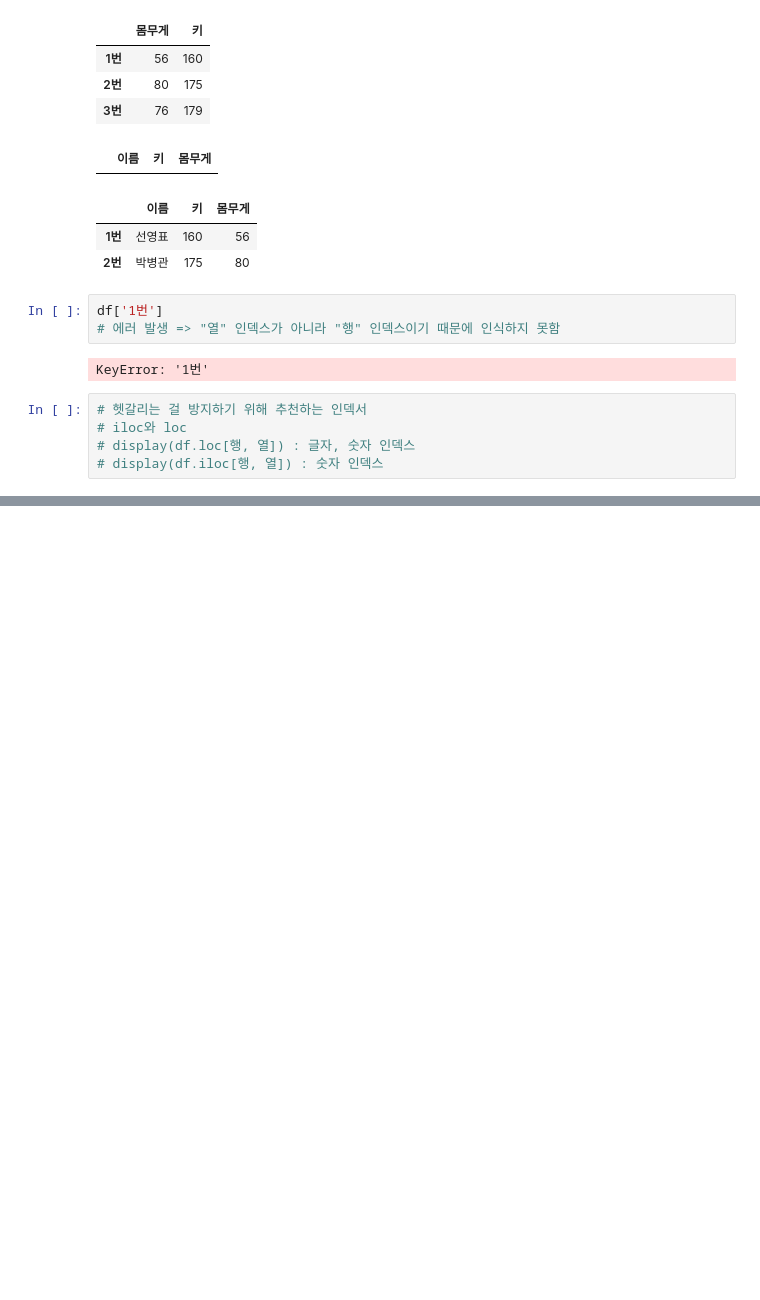
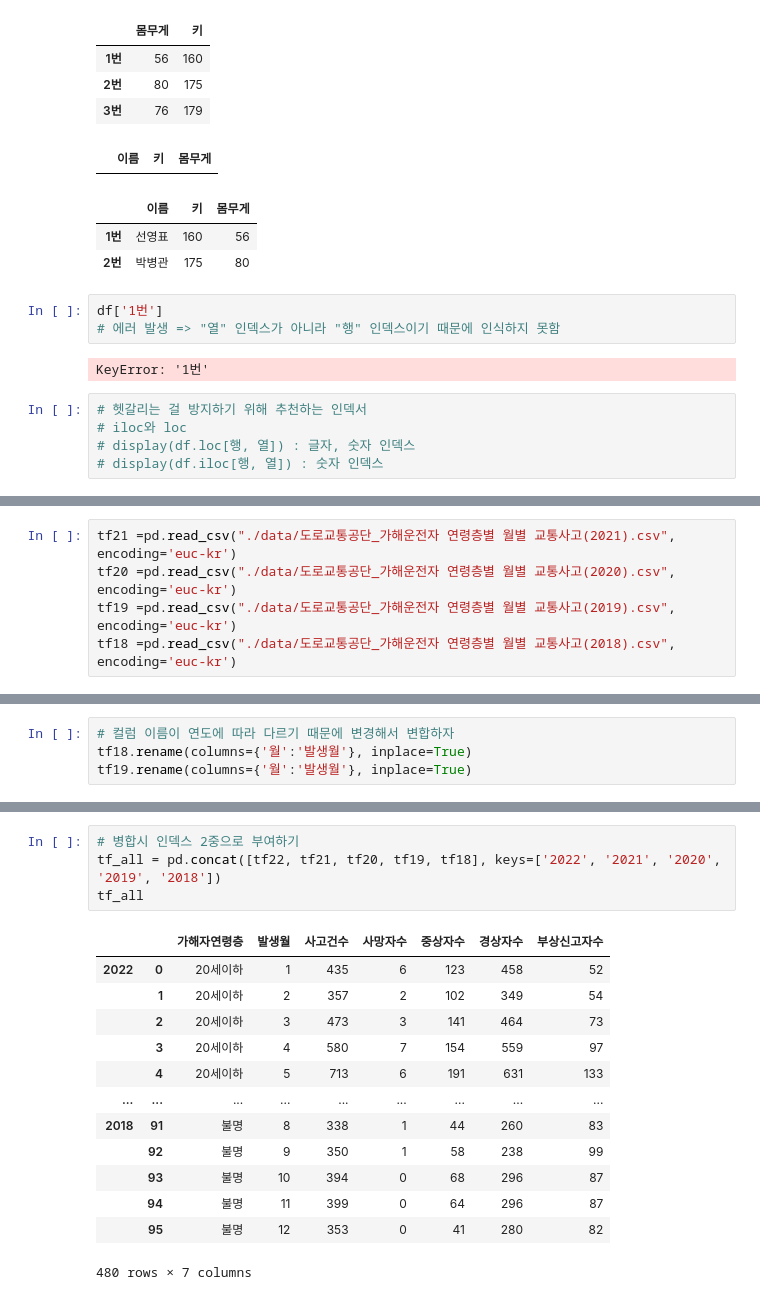
Before and after one commit to anhyunji494/python-basic, a Jupyter notebook: 2. PythonLibrary/ex02 pandas.ipynb, the cells around one changed output, grey strips where cells are left out. Saved outputs shown, nothing was run; the diff lists cells and outputs as text; blank space fills up the shorter version.

```diff
--- a/2. PythonLibrary/ex02 pandas.ipynb
+++ b/2. PythonLibrary/ex02 pandas.ipynb
@@ -223,0 +594,5 @@ KeyError: '1번'
+# %%
+tf21 =pd.read_csv("./data/도로교통공단_가해운전자 연령층별 월별 교통사고(2021).csv", encoding='euc-kr')
+tf20 =pd.read_csv("./data/도로교통공단_가해운전자 연령층별 월별 교통사고(2020).csv", encoding='euc-kr')
+tf19 =pd.read_csv("./data/도로교통공단_가해운전자 연령층별 월별 교통사고(2019).csv", encoding='euc-kr')
+tf18 =pd.read_csv("./data/도로교통공단_가해운전자 연령층별 월별 교통사고(2018).csv", encoding='euc-kr')
@@ -223,0 +647,4 @@ KeyError: '1번'
+# %%
+# 컬럼 이름이 연도에 따라 다르기 때문에 변경해서 변합하자
+tf18.rename(columns={'월':'발생월'}, inplace=True)
+tf19.rename(columns={'월':'발생월'}, inplace=True)
@@ -223,0 +661,18 @@ KeyError: '1번'
+# %%
+# 병합시 인덱스 2중으로 부여하기
+tf_all = pd.concat([tf22, tf21, tf20, tf19, tf18], keys=['2022', '2021', '2020', '2019', '2018'])
+tf_all
+# %% [output]
+|  |  | 가해자연령층 | 발생월 | 사고건수 | 사망자수 | 중상자수 | 경상자수 | 부상신고자수 |
+| 2022 | 0 | 20세이하 | 1 | 435 | 6 | 123 | 458 | 52 |
+|  | 1 | 20세이하 | 2 | 357 | 2 | 102 | 349 | 54 |
+|  | 2 | 20세이하 | 3 | 473 | 3 | 141 | 464 | 73 |
+|  | 3 | 20세이하 | 4 | 580 | 7 | 154 | 559 | 97 |
+|  | 4 | 20세이하 | 5 | 713 | 6 | 191 | 631 | 133 |
+| ... | ... | ... | ... | ... | ... | ... | ... | ... |
+| 2018 | 91 | 불명 | 8 | 338 | 1 | 44 | 260 | 83 |
+|  | 92 | 불명 | 9 | 350 | 1 | 58 | 238 | 99 |
+|  | 93 | 불명 | 10 | 394 | 0 | 68 | 296 | 87 |
+|  | 94 | 불명 | 11 | 399 | 0 | 64 | 296 | 87 |
+|  | 95 | 불명 | 12 | 353 | 0 | 41 | 280 | 82 |
+480 rows × 7 columns
```
Also changed, not shown: parts of 48 cells of this notebook, 10 other files.
